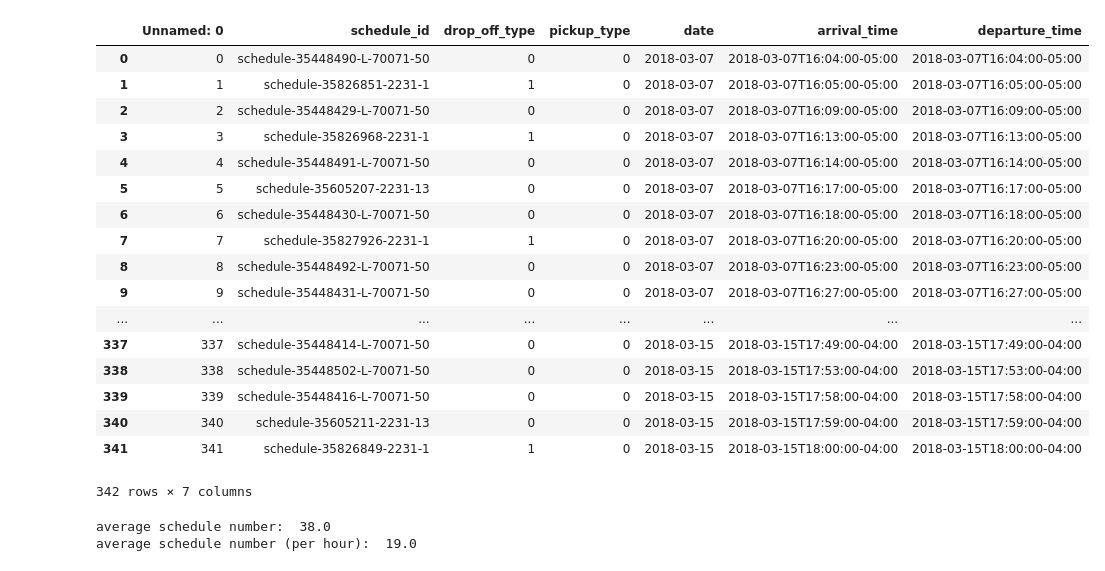
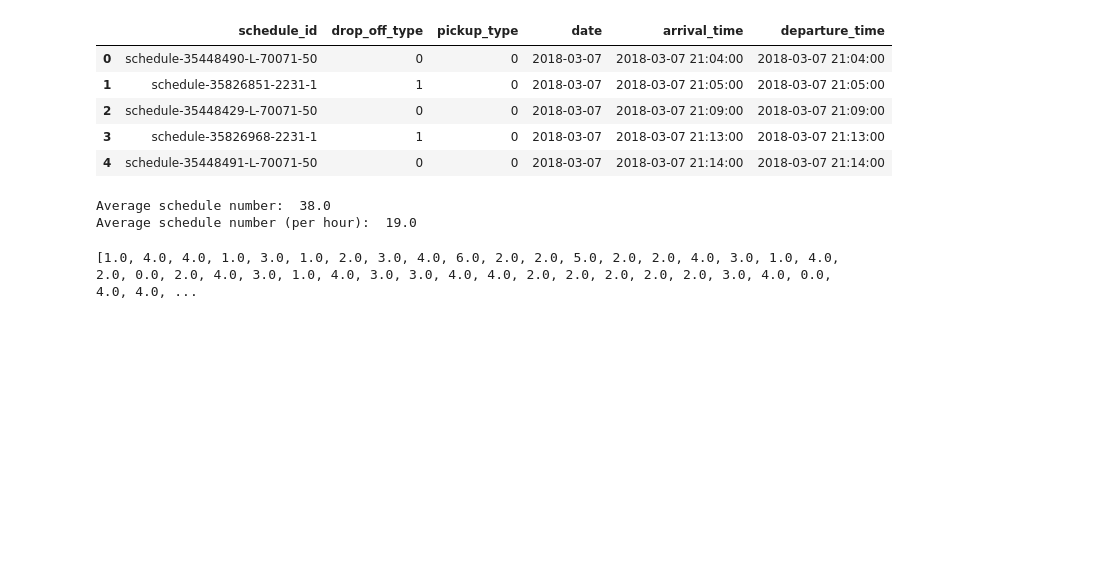
Before and after one commit to llv22/thinkbayes, a Jupyter notebook: chapter7/Kendall_Redline_analysis.ipynb, the cells around one changed output. Cells and saved outputs as stored; diff of their text form; code cells hidden in the pictures; blank space fills up the shorter version.

```diff
--- a/chapter7/Kendall_Redline_analysis.ipynb
+++ b/chapter7/Kendall_Redline_analysis.ipynb
@@ -2,27 +2,15 @@
 import pandas as pd
 from datetime import datetime, timedelta, date, time
 # %%
-kendall_redline_df = pd.read_csv("redline.csv.gz", compression='gzip')
+kendall_redline_df = pd.read_csv("redline.csv.gz", compression='gzip', parse_dates=['arrival_time', 'departure_time'])
 kendall_redline_df.head(5)
 # %% [output]
-|  | Unnamed: 0 | schedule_id | drop_off_type | pickup_type | date | arrival_time | departure_time |
-| 0 | 0 | schedule-35448490-L-70071-50 | 0 | 0 | 2018-03-07 | 2018-03-07T16:04:00-05:00 | 2018-03-07T16:04:00-05:00 |
-| 1 | 1 | schedule-35826851-2231-1 | 1 | 0 | 2018-03-07 | 2018-03-07T16:05:00-05:00 | 2018-03-07T16:05:00-05:00 |
-| 2 | 2 | schedule-35448429-L-70071-50 | 0 | 0 | 2018-03-07 | 2018-03-07T16:09:00-05:00 | 2018-03-07T16:09:00-05:00 |
-| 3 | 3 | schedule-35826968-2231-1 | 1 | 0 | 2018-03-07 | 2018-03-07T16:13:00-05:00 | 2018-03-07T16:13:00-05:00 |
-| 4 | 4 | schedule-35448491-L-70071-50 | 0 | 0 | 2018-03-07 | 2018-03-07T16:14:00-05:00 | 2018-03-07T16:14:00-05:00 |
-| 5 | 5 | schedule-35605207-2231-13 | 0 | 0 | 2018-03-07 | 2018-03-07T16:17:00-05:00 | 2018-03-07T16:17:00-05:00 |
-| 6 | 6 | schedule-35448430-L-70071-50 | 0 | 0 | 2018-03-07 | 2018-03-07T16:18:00-05:00 | 2018-03-07T16:18:00-05:00 |
-| 7 | 7 | schedule-35827926-2231-1 | 1 | 0 | 2018-03-07 | 2018-03-07T16:20:00-05:00 | 2018-03-07T16:20:00-05:00 |
-| 8 | 8 | schedule-35448492-L-70071-50 | 0 | 0 | 2018-03-07 | 2018-03-07T16:23:00-05:00 | 2018-03-07T16:23:00-05:00 |
-| 9 | 9 | schedule-35448431-L-70071-50 | 0 | 0 | 2018-03-07 | 2018-03-07T16:27:00-05:00 | 2018-03-07T16:27:00-05:00 |
-| ... | ... | ... | ... | ... | ... | ... | ... |
-| 337 | 337 | schedule-35448414-L-70071-50 | 0 | 0 | 2018-03-15 | 2018-03-15T17:49:00-04:00 | 2018-03-15T17:49:00-04:00 |
-| 338 | 338 | schedule-35448502-L-70071-50 | 0 | 0 | 2018-03-15 | 2018-03-15T17:53:00-04:00 | 2018-03-15T17:53:00-04:00 |
-| 339 | 339 | schedule-35448416-L-70071-50 | 0 | 0 | 2018-03-15 | 2018-03-15T17:58:00-04:00 | 2018-03-15T17:58:00-04:00 |
-| 340 | 340 | schedule-35605211-2231-13 | 0 | 0 | 2018-03-15 | 2018-03-15T17:59:00-04:00 | 2018-03-15T17:59:00-04:00 |
-| 341 | 341 | schedule-35826849-2231-1 | 1 | 0 | 2018-03-15 | 2018-03-15T18:00:00-04:00 | 2018-03-15T18:00:00-04:00 |
+|  | schedule_id | drop_off_type | pickup_type | date | arrival_time | departure_time |
+| 0 | schedule-35448490-L-70071-50 | 0 | 0 | 2018-03-07 | 2018-03-07 21:04:00 | 2018-03-07 21:04:00 |
+| 1 | schedule-35826851-2231-1 | 1 | 0 | 2018-03-07 | 2018-03-07 21:05:00 | 2018-03-07 21:05:00 |
+| 2 | schedule-35448429-L-70071-50 | 0 | 0 | 2018-03-07 | 2018-03-07 21:09:00 | 2018-03-07 21:09:00 |
+| 3 | schedule-35826968-2231-1 | 1 | 0 | 2018-03-07 | 2018-03-07 21:13:00 | 2018-03-07 21:13:00 |
+| 4 | schedule-35448491-L-70071-50 | 0 | 0 | 2018-03-07 | 2018-03-07 21:14:00 | 2018-03-07 21:14:00 |
-342 rows × 7 columns
 # %%
 startdate = datetime.strptime('2018-03-07', '%Y-%m-%d').date()
 enddate = datetime.strptime('2018-03-16', '%Y-%m-%d').date()
@@ -33,5 +21,21 @@ maxtime = datetime.strptime('18:00', '%H:%M')
 hour_difference = (maxtime - mintime).seconds / 3600
 print("Average schedule number (per hour): ", len(kendall_redline_df) / (len(dates_range) * hour_difference) )
 # %% [output]
-average schedule number:  38.0
-average schedule number (per hour):  19.0
+Average schedule number:  38.0
+Average schedule number (per hour):  19.0
+# %%
+# group by 'date' then calculate the gap between
+def readSublineGaps(kendall_redline_path:str = 'redline.csv.gz'):
+    kendall_redline_df = pd.read_csv("redline.csv.gz", compression='gzip', parse_dates=['arrival_time', 'departure_time'])
+    subline_gaps = []
+    for date_ in kendall_redline_df['date'].unique():
+        arrival_times = kendall_redline_df[kendall_redline_df['date'] == date_][['arrival_time']]
+        for i in range(len(arrival_times) - 1):
+            difference = arrival_times.iloc[i+1].arrival_time - arrival_times.iloc[i].arrival_time
+            subline_gaps.append(difference.seconds / 60)
+    return subline_gaps
+
+gaps = readSublineGaps(kendall_redline_df)
+print(gaps)
+# %% [output]
+[1.0, 4.0, 4.0, 1.0, 3.0, 1.0, 2.0, 3.0, 4.0, 6.0, 2.0, 2.0, 5.0, 2.0, 2.0, 4.0, 3.0, 1.0, 4.0, 2.0, 0.0, 2.0, 4.0, 3.0, 1.0, 4.0, 3.0, 3.0, 4.0, 4.0, 2.0, 2.0, 2.0, 2.0, 2.0, 3.0, 4.0, 0.0, 4.0, 4.0, ...
```
Also changed, not shown: 2 other files.
